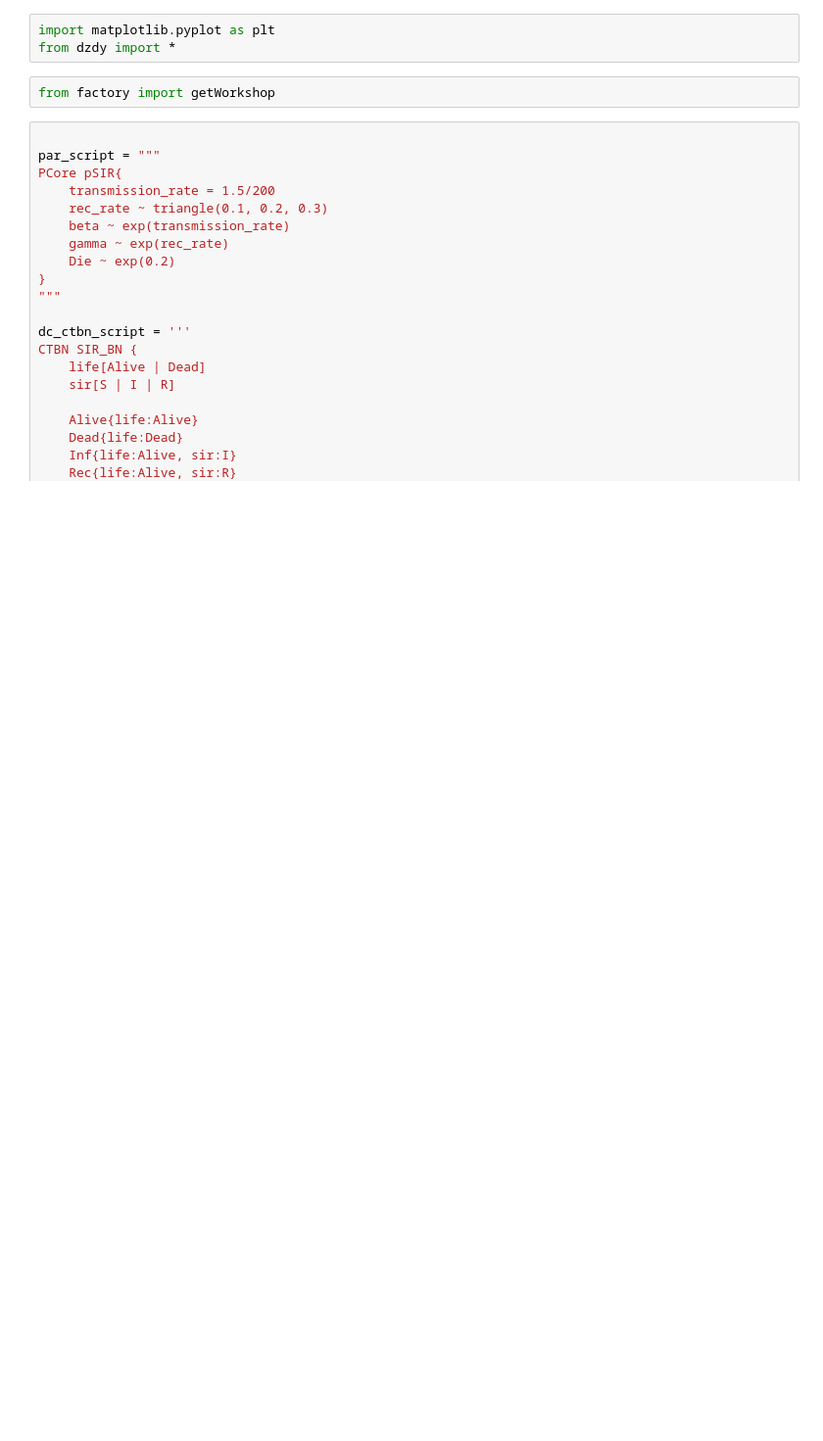
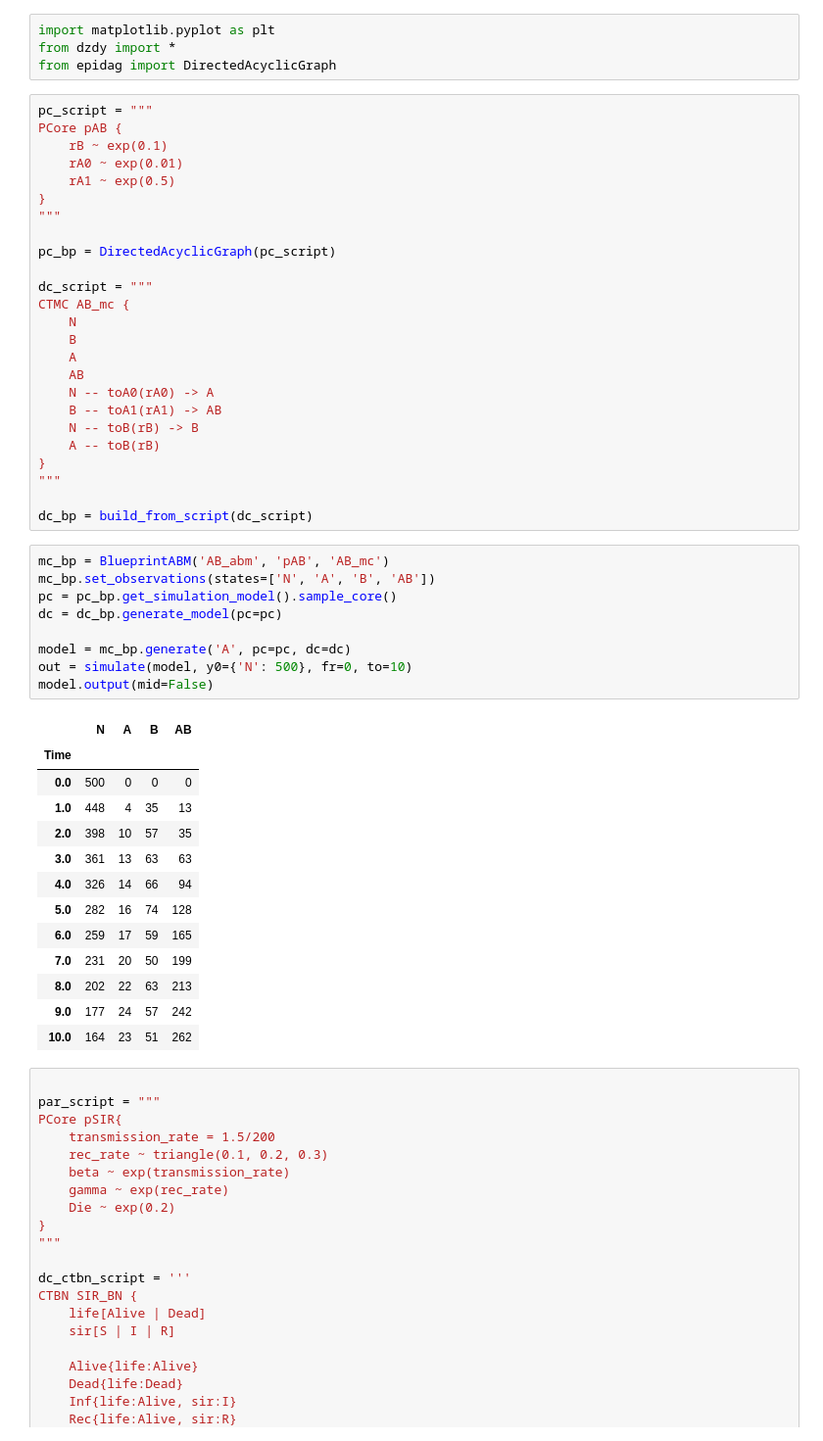
Before and after one commit to CxModelling/PyComplexism, a Jupyter notebook: Hood.ipynb, the cells around one changed output. Shown at 98% size. Saved outputs shown, nothing was run; the diff lists cells and outputs as text; blank space fills up the shorter version.

```diff
--- a/Hood.ipynb
+++ b/Hood.ipynb
@@ -1,8 +1,55 @@
 # %%
 import matplotlib.pyplot as plt
 from dzdy import *
+from epidag import DirectedAcyclicGraph
-# %%
-from factory import getWorkshop
+# %%
+pc_script = """
+PCore pAB {
+    rB ~ exp(0.1)
+    rA0 ~ exp(0.01)
+    rA1 ~ exp(0.5)
+}
+"""
+
+pc_bp = DirectedAcyclicGraph(pc_script)
+
+dc_script = """
+CTMC AB_mc {
+    N
+    B
+    A
+    AB
+    N -- toA0(rA0) -> A
+    B -- toA1(rA1) -> AB
+    N -- toB(rB) -> B
+    A -- toB(rB)
+}
+"""
+
+dc_bp = build_from_script(dc_script)
+# %%
+mc_bp = BlueprintABM('AB_abm', 'pAB', 'AB_mc')
+mc_bp.set_observations(states=['N', 'A', 'B', 'AB'])
+pc = pc_bp.get_simulation_model().sample_core()
+dc = dc_bp.generate_model(pc=pc)
+
+model = mc_bp.generate('A', pc=pc, dc=dc)
+out = simulate(model, y0={'N': 500}, fr=0, to=10)
+model.output(mid=False)
+# %% [output]
+|  | N | A | B | AB |
+| Time |  |  |  |  |
+| 0.0 | 500 | 0 | 0 | 0 |
+| 1.0 | 448 | 4 | 35 | 13 |
+| 2.0 | 398 | 10 | 57 | 35 |
+| 3.0 | 361 | 13 | 63 | 63 |
+| 4.0 | 326 | 14 | 66 | 94 |
+| 5.0 | 282 | 16 | 74 | 128 |
+| 6.0 | 259 | 17 | 59 | 165 |
+| 7.0 | 231 | 20 | 50 | 199 |
+| 8.0 | 202 | 22 | 63 | 213 |
+| 9.0 | 177 | 24 | 57 | 242 |
+| 10.0 | 164 | 23 | 51 | 262 |
 # %%
 
 par_script = """
```
Also changed, not shown: 9 other files.
